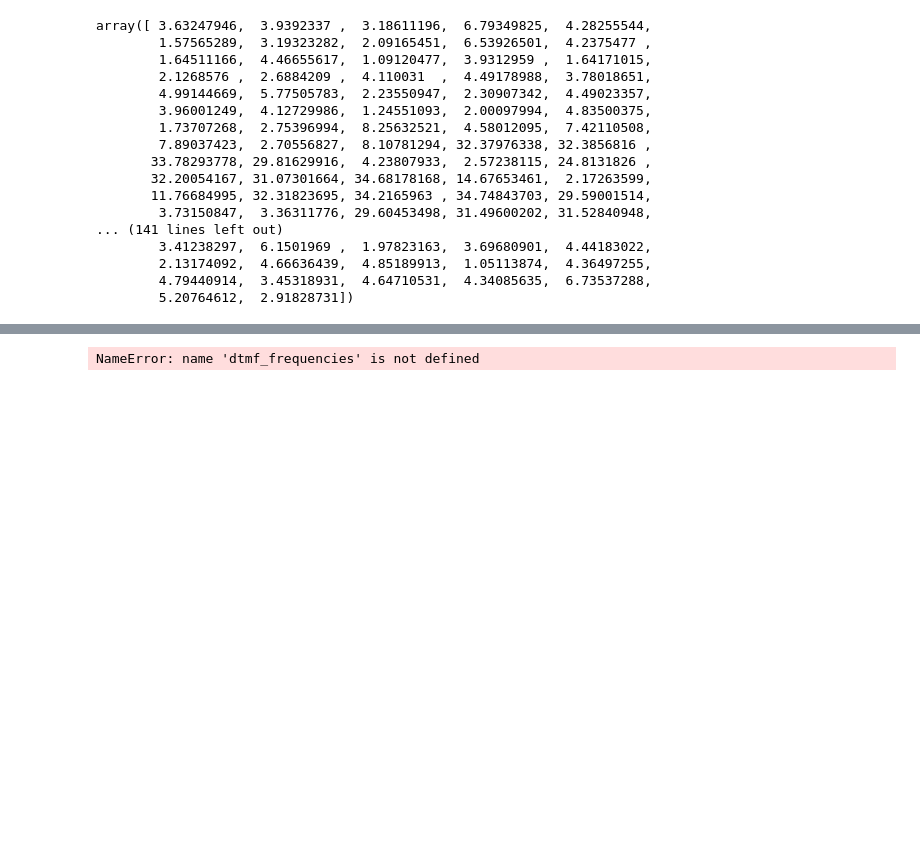
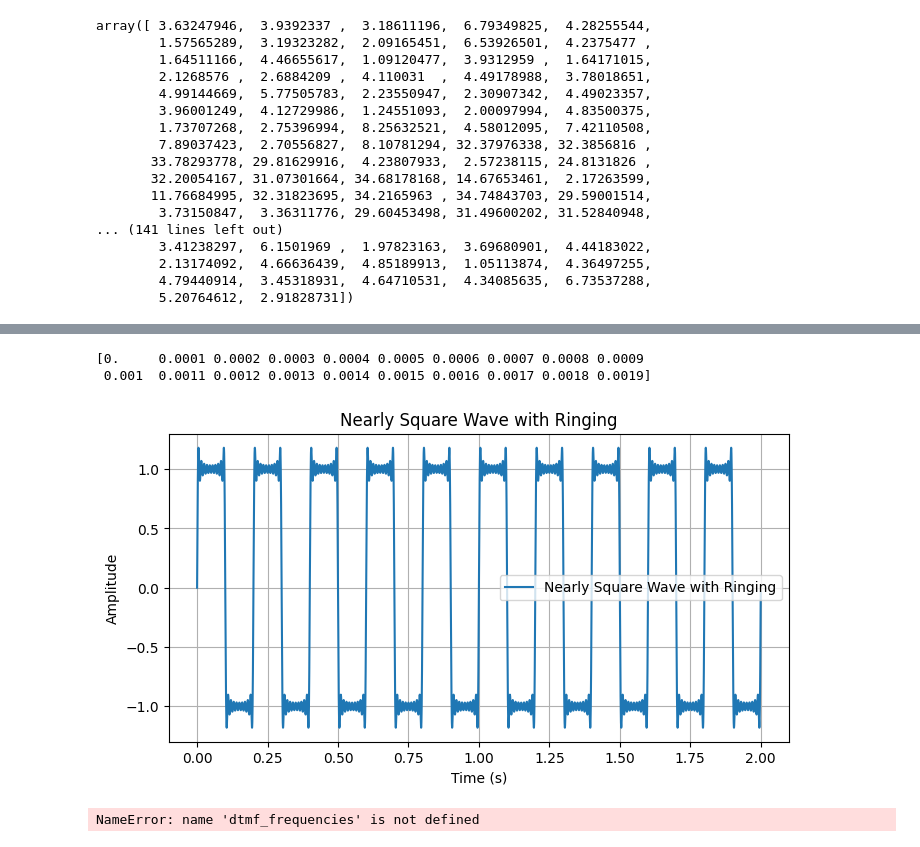
Before and after one commit to erikson1970/006_DTMF_Decoder, a Jupyter notebook: DTMF_detector.ipynb, the cells around one changed output, grey strips where cells are left out. Cells and saved outputs as stored; diff of their text form; code cells hidden in the pictures; blank space fills up the shorter version.

```diff
--- a/DTMF_detector.ipynb
+++ b/DTMF_detector.ipynb
@@ -677,6 +677,19 @@ array([ 3.63247946,  3.9392337 ,  3.18611196,  6.79349825,  4.28255544,
         2.13174092,  4.66636439,  4.85189913,  1.05113874,  4.36497255,
         4.79440914,  3.45318931,  4.64710531,  4.34085635,  6.73537288,
         5.20764612,  2.91828731])
+# %%
+from scipy.signal import butter, lfilter
+
+def butter_lowpass(cutoff, fs, order=3):
+    nyq = 0.5 * fs  # Nyquist Frequency
+    normal_cutoff = cutoff / nyq
+    b, a = butter(order, normal_cutoff, btype='low', analog=False)
+    return b, a
+
+def butter_lowpass_filter(data, cutoff, fs, order=3):
+    b, a = butter_lowpass(cutoff, fs, order=order)
+    y = lfilter(b, a, data)
+    return y
 # %%
 import numpy as np
 import wave
@@ -833,3 +840,64 @@ plt.plot(carrierDetect)
+# %%
+import numpy as np
+import matplotlib.pyplot as plt
+
+def generate_square_wave_with_ringing(frequency, sample_rate, duration, num_terms,expCount:int=2):
+    """
+    Generate a nearly square wave using a sum of sines approach.
+
+    Parameters:
+    - frequency: The fundamental frequency of the square wave in Hz.
+    - sample_rate: The sample rate in samples per second.
+    - duration: Duration of the signal in seconds.
+    - num_terms: Number of terms in the sum (controls the approximation).
+
+    Returns:
+    - t: Time array.
+    - signal: The generated signal.
+    """
+
+    NN=int(sample_rate * duration)
+    XX=np.arange(NN)
+    t= (duration/NN)*XX
+#    t = np.linspace(0, duration, int(sample_rate * duration), endpoint=False)
+    YYexp=(XX % (expCount*frequency))#/(expCount*frequency)
+    signal = np.zeros_like(t)
+
+    print(t[:20])
+
+    for n in range(1, 2*num_terms, 2):
+        # Sum odd harmonics of the fundamental frequency
+        harmonic = np.sin(2 * np.pi * (n * frequency) * t) / n
+        signal += harmonic
+
+    # Normalize the signal
+    signal *= 4 / np.pi
+
+    return t,signal,YYexp
+
+# Example usage
+frequency = 5  # Fundamental frequency in Hz
+sample_rate = 10000  # Sample rate in samples per second
+duration = 2  # Duration in seconds
+num_terms = 10  # Number of terms in the sum
+
+t, signal,YY = generate_square_wave_with_ringing(frequency, sample_rate, duration, num_terms)
+
+# Plotting
+plt.figure(figsize=(8, 4))
+plt.plot(t, signal, label='Nearly Square Wave with Ringing')
+plt.title('Nearly Square Wave with Ringing')
+plt.xlabel('Time (s)')
+plt.ylabel('Amplitude')
+plt.grid(True)
+# plt.plot(t, YY ,'r-', label='Exp')
+plt.legend()
+
+plt.show()
+# %% [output]
+[0.     0.0001 0.0002 0.0003 0.0004 0.0005 0.0006 0.0007 0.0008 0.0009
+ 0.001  0.0011 0.0012 0.0013 0.0014 0.0015 0.0016 0.0017 0.0018 0.0019]
+[figure, added]
 # %%
 dtmf_frequencies
 # %% [output]
```
Also changed, not shown: parts of 8 cells of this notebook, 2 other files.
